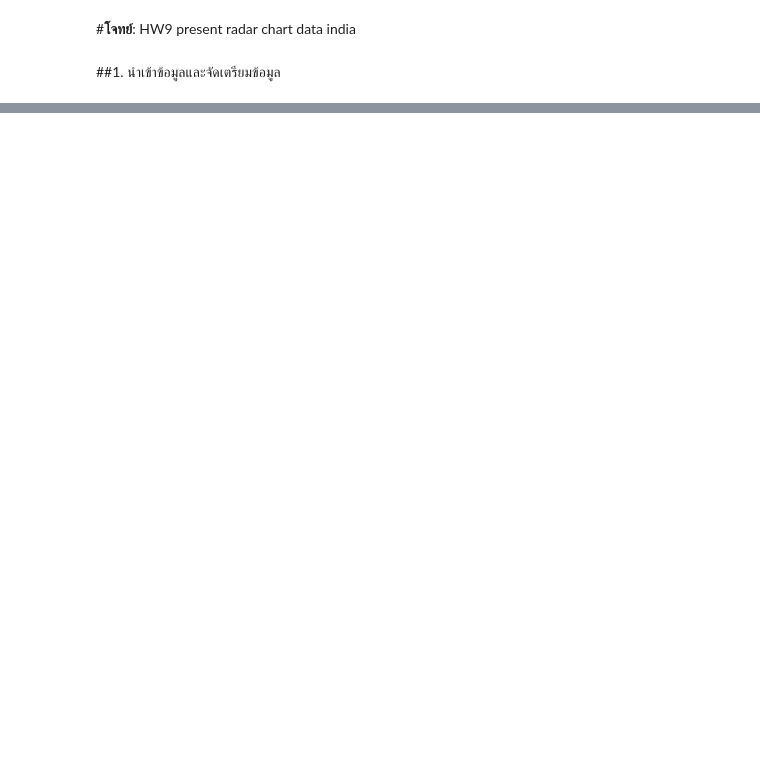
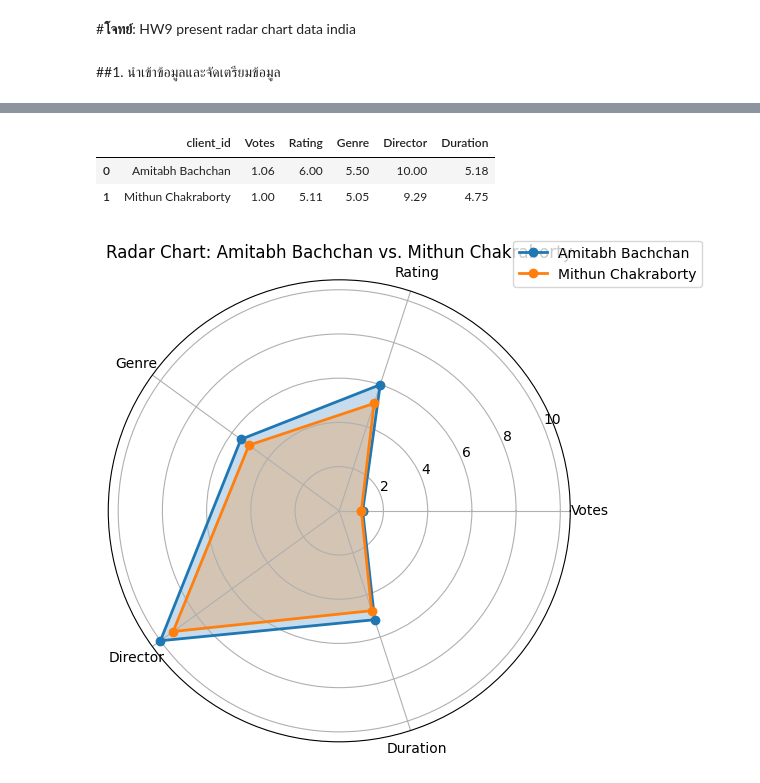
Before and after one commit to Jirapat2035/python_dataviz2024, a Jupyter notebook: HW_9_Group_SC_(653020203_5).ipynb, the cells around one changed output, grey strips where cells are left out. Cells and saved outputs as stored; diff of their text form; code cells hidden in the pictures; blank space fills up the shorter version.

```diff
--- a/HW_9_Group_SC_(653020203_5).ipynb
+++ b/HW_9_Group_SC_(653020203_5).ipynb
@@ -260,0 +352,45 @@ plt.show()
+# %%
+data = {'client_id' : ['Amitabh Bachchan' , 'Mithun Chakraborty'],
+         'Votes' : [1.06, 1.00],
+         'Rating' : [ 6.00, 5.11],
+         'Genre' : [5.50, 5.05],
+        'Director' : [10.00, 9.29],
+       'Duration' : [5.18, 4.75]}
+df = pd.DataFrame.from_dict(data)
+df
+# %% [output]
+|  | client_id | Votes | Rating | Genre | Director | Duration |
+| 0 | Amitabh Bachchan | 1.06 | 6.00 | 5.50 | 10.00 | 5.18 |
+| 1 | Mithun Chakraborty | 1.00 | 5.11 | 5.05 | 9.29 | 4.75 |
+# %%
+# prompt: สร้างกราฟ radar จาก data ให้ช่วงของกราฟคือ 1-10
+
+import matplotlib.pyplot as plt
+import numpy as np
+
+categories = ['Votes', 'Rating', 'Genre', 'Director', 'Duration']
+values_amitabh = [1.06, 6.00, 5.50, 10.00, 5.18]
+values_mithun = [1.00, 5.11, 5.05, 9.29, 4.75]
+
+labels = np.array(categories)
+angles = np.linspace(0, 2 * np.pi, len(labels), endpoint=False).tolist()
+angles += angles[:1]
+
+values_amitabh += values_amitabh[:1]
+values_mithun += values_mithun[:1]
+
+fig, ax = plt.subplots(figsize=(6, 6), subplot_kw=dict(polar=True))
+
+ax.plot(angles, values_amitabh, 'o-', linewidth=2, label='Amitabh Bachchan')
+ax.fill(angles, values_amitabh, alpha=0.25)
+ax.plot(angles, values_mithun, 'o-', linewidth=2, label='Mithun Chakraborty')
+ax.fill(angles, values_mithun, alpha=0.25)
+
+ax.set_thetagrids(np.degrees(angles[:-1]), labels)
+ax.set_title('Radar Chart: Amitabh Bachchan vs. Mithun Chakraborty')
+ax.grid(True)
+ax.legend(loc='upper right', bbox_to_anchor=(1.3, 1.1))
+
+plt.show()
+# %% [output]
+[figure, added]
```
Also changed, not shown: parts of 44 cells of this notebook.
